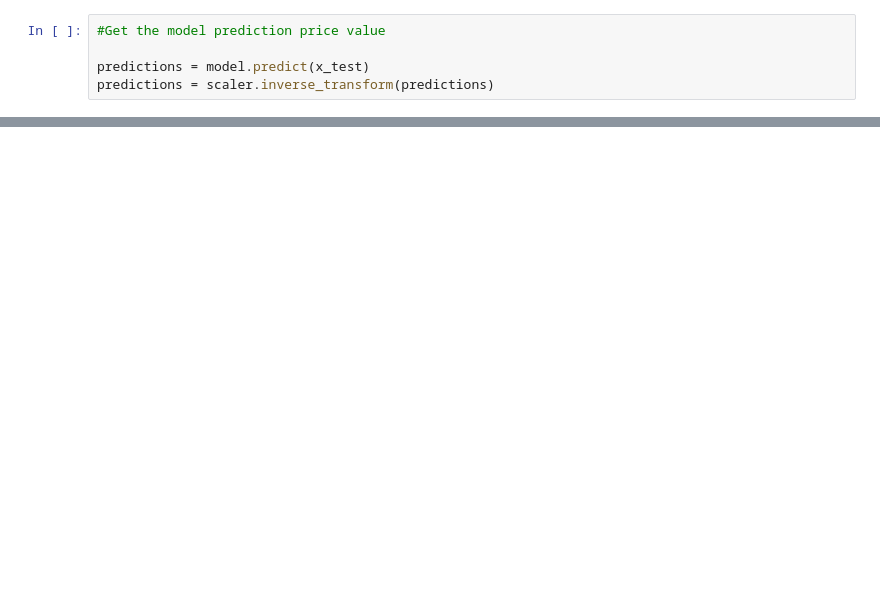
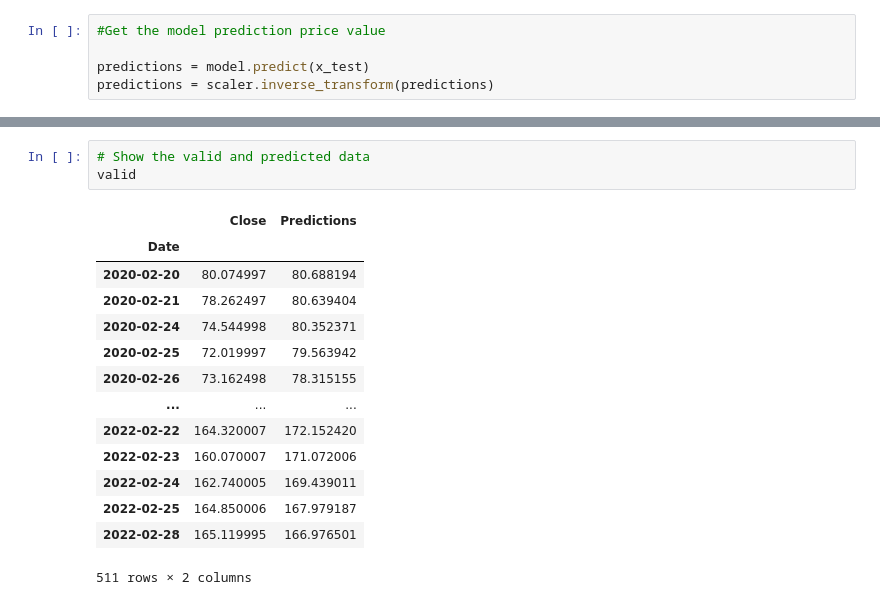
Before and after one commit to soroushkhandouzi/tradingStock, a Jupyter notebook: appleAnalyze.ipynb, the cells around one changed output, grey strips where cells are left out. Cells and saved outputs as stored; diff of their text form; blank space fills up the shorter version.

```diff
--- a/appleAnalyze.ipynb
+++ b/appleAnalyze.ipynb
@@ -150,0 +181,18 @@ ValueError: operands could not be broadcast together with shapes (1985,1) (511,1
+# %%
+# Show the valid and predicted data
+valid
+# %% [output]
+|  | Close | Predictions |
+| Date |  |  |
+| 2020-02-20 | 80.074997 | 80.688194 |
+| 2020-02-21 | 78.262497 | 80.639404 |
+| 2020-02-24 | 74.544998 | 80.352371 |
+| 2020-02-25 | 72.019997 | 79.563942 |
+| 2020-02-26 | 73.162498 | 78.315155 |
+| ... | ... | ... |
+| 2022-02-22 | 164.320007 | 172.152420 |
+| 2022-02-23 | 160.070007 | 171.072006 |
+| 2022-02-24 | 162.740005 | 169.439011 |
+| 2022-02-25 | 164.850006 | 167.979187 |
+| 2022-02-28 | 165.119995 | 166.976501 |
+511 rows × 2 columns
```
Also changed, not shown: parts of 11 cells of this notebook.
